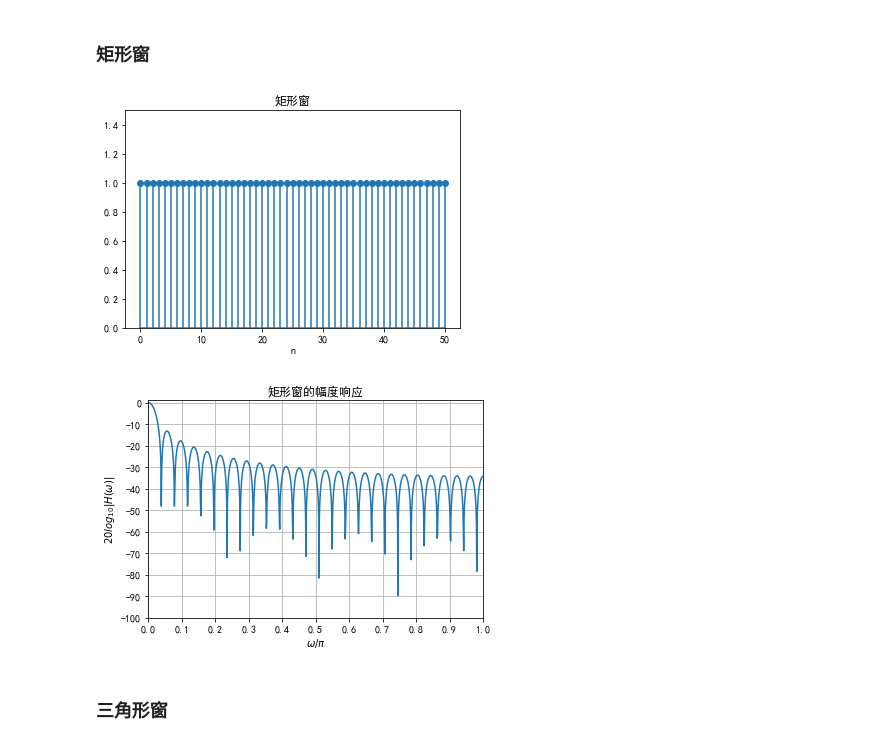
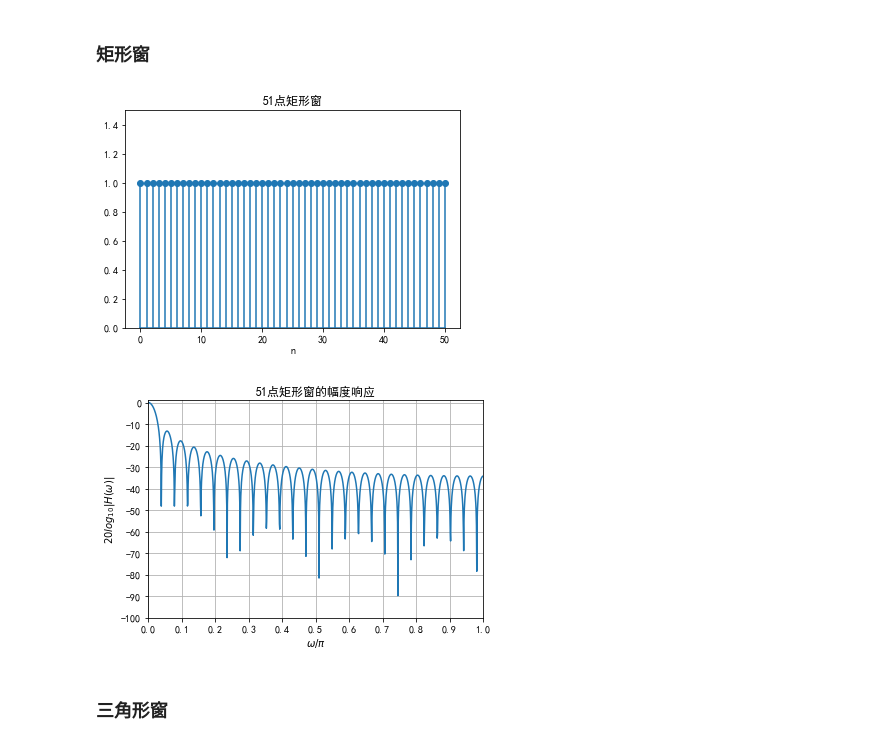
Before and after one commit to Chenying2000/Python-DSP, a Jupyter notebook: 毕业设计：信号处理工具箱开发/滤波器设计/数字滤波器设计/窗函数/窗函数.ipynb, the cells around one changed output. Drawn from its saved outputs; the diff is of its cells as text; code cells hidden in the pictures.

```diff
--- a/毕业设计：信号处理工具箱开发/滤波器设计/数字滤波器设计/窗函数/窗函数.ipynb
+++ b/毕业设计：信号处理工具箱开发/滤波器设计/数字滤波器设计/窗函数/窗函数.ipynb
@@ -3,36 +3,41 @@
 # %%
 #导入使用的库
 import numpy as np
 from scipy import signal,fft
 import matplotlib.pyplot as plt
 from matplotlib.ticker import MaxNLocator
 
-#计算矩形窗的wn值和幅度响应
+#定义绘制矩形窗时域图和幅频响应图的函数
+
+def freq_boxcar(N):
+    wn = signal.windows.boxcar(N) #矩形窗的wn值
+    N0 = 2048;N1 = int(N0/2)
+    Ha = np.abs(fft.fft(wn,N0))+1e-10;Ha = Ha/np.max(Ha)
+    Ar = 20*np.log10(Ha);freq = np.linspace(0,1,N1)
+
+    #绘制矩形窗
+    fig,ax = plt.subplots();ax.stem(wn,basefmt="")
+    ax.set_title('%d点矩形窗'%(N));ax.set_xlabel('n');ax.set_ylim([0,1.5])
+    plt.rcParams['font.sans-serif']=['SimHei'] #用来正常显示中文标签
+    fig.savefig('./win_rec1.png',dpi=500)
+
+    #绘制矩形窗的幅度响应
+    fig,ax = plt.subplots();ax.plot(freq,Ar[:N1]);ax.grid()
+    ax.set_title('%d点矩形窗的幅度响应'%(N));ax.set_xlabel('k')
+    ax.set_xlabel(r'$ \omega / \pi $')
+    ax.set_ylabel(r'$ 20log_{10}| H ( \omega ) | $')
+    ax.set_xlim([0,1]);ax.set_ylim([-100,1])
+    ax.xaxis.set_major_locator(MaxNLocator(11))
+    ax.yaxis.set_major_locator(MaxNLocator(11))
+    plt.rcParams['axes.unicode_minus'] = False #用来显示负号
+    fig.savefig('./win_rec2.png',dpi=500)
+    return
+
 N = 51 #矩形窗长度
-wn = signal.windows.boxcar(N) #矩形窗的wn值
-N0 = 2048;N1 = int(N0/2)
-Ha = np.abs(fft.fft(wn,N0))+1e-10;Ha = Ha/np.max(Ha)
-Ar = 20*np.log10(Ha);freq = np.linspace(0,1,N1)
-
-#绘制矩形窗
-fig,ax = plt.subplots();ax.stem(wn,basefmt="")
-ax.set_title('矩形窗');ax.set_xlabel('n');ax.set_ylim([0,1.5])
-plt.rcParams['font.sans-serif']=['SimHei'] #用来正常显示中文标签
-fig.savefig('./win_rec1.png',dpi=500)
-
-#绘制矩形窗的幅度响应
-fig,ax = plt.subplots();ax.plot(freq,Ar[:N1]);ax.grid()
-ax.set_title('矩形窗的幅度响应');ax.set_xlabel('k')
-ax.set_xlabel(r'$ \omega / \pi $')
-ax.set_ylabel(r'$ 20log_{10}| H ( \omega ) | $')
-ax.set_xlim([0,1]);ax.set_ylim([-100,1])
-ax.xaxis.set_major_locator(MaxNLocator(11))
-ax.yaxis.set_major_locator(MaxNLocator(11))
-plt.rcParams['axes.unicode_minus'] = False #用来显示负号
-fig.savefig('./win_rec2.png',dpi=500)
+freq_boxcar(N)
 # %% [output]
-[figure, old version]
+[figure, new version]
-[figure, old version]
+[figure, new version]
 # %% [markdown]
 ### 三角形窗
 # %%
```
Also changed, not shown: parts of 6 cells of this notebook.
